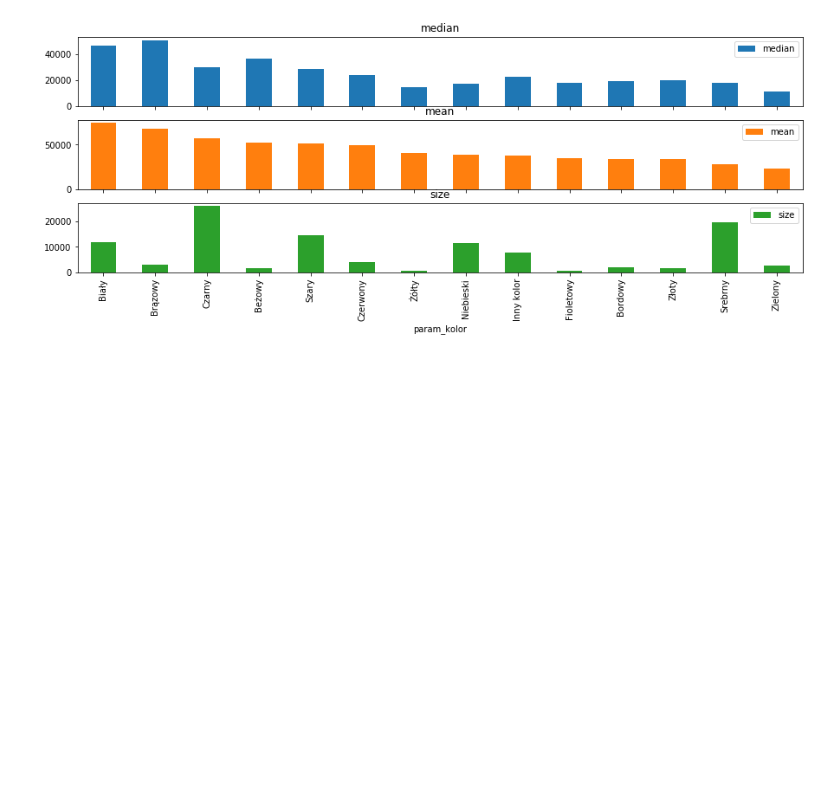
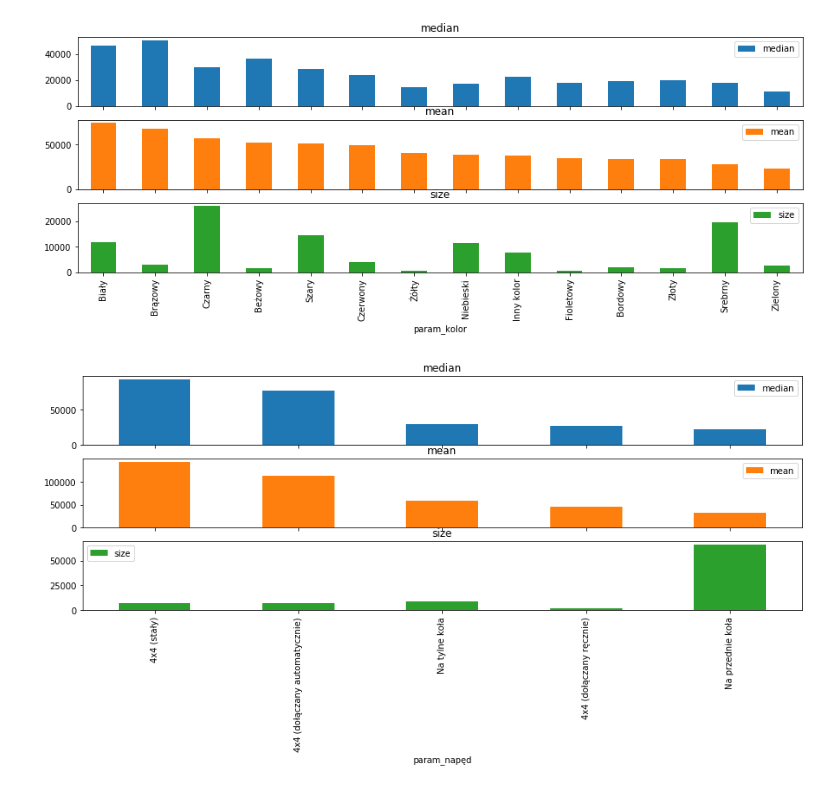
Before and after one commit to askoniec/DataWorkshopMatrix, a Jupyter notebook: CarPricesPredict.ipynb, the cells around one changed output. Cells and saved outputs as stored; diff of their text form; code cells hidden in the pictures; blank space fills up the shorter version.

```diff
--- a/CarPricesPredict.ipynb
+++ b/CarPricesPredict.ipynb
@@ -98,3 +102,7 @@ groupAndBarPlot('param_kraj-pochodzenia',feat_sort = 'size');
 groupAndBarPlot('param_kolor',feat_sort = 'mean');
 # %% [output]
 [figure]
+# %%
+groupAndBarPlot('param_napęd',feat_sort = 'mean');
+# %% [output]
+[figure, added]
```
Also changed, not shown: parts of 21 cells of this notebook.
